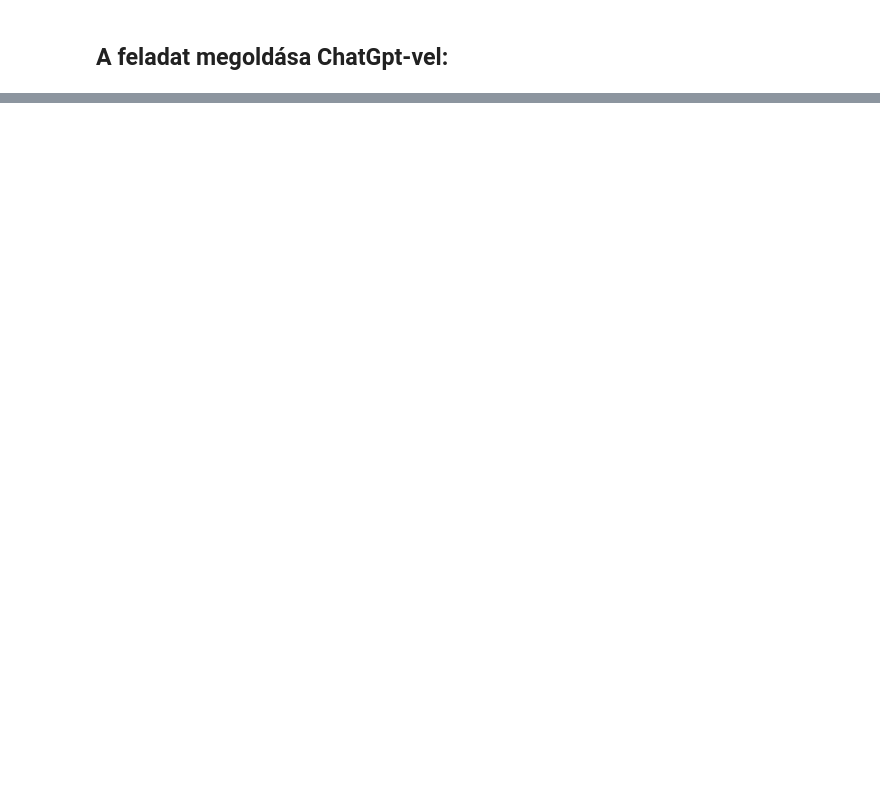
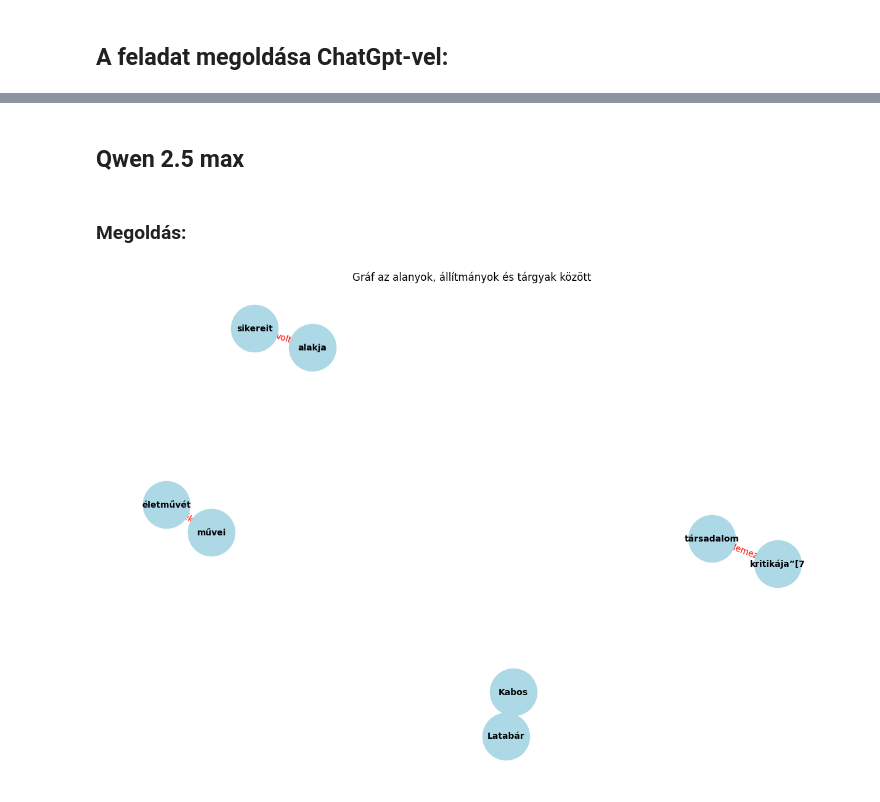
Before and after one commit to trsk3333/chatgpt, a Jupyter notebook: chatgpt_03_hf.ipynb, the cells around one changed output, grey strips where cells are left out. Cells and saved outputs as stored; diff of their text form; code cells hidden in the pictures; blank space fills up the shorter version.

```diff
--- a/chatgpt_03_hf.ipynb
+++ b/chatgpt_03_hf.ipynb
@@ -133,0 +1256,50 @@ if __name__ == "__main__":
+# %% [markdown]
+## Qwen 2.5 max
+# %% [markdown]
+### Megoldás:
+# %%
+import spacy
+import networkx as nx
+import matplotlib.pyplot as plt
+
+# Betöltjük a magyar nyelvi modellt a spaCy-ból
+nlp = spacy.load("hu_core_news_lg")
+
+# Bemeneti szöveg
+text = """
+Rejtő Jenő (született Reich, írói álnevei: P. Howard, Gibson Lavery) (Budapest, Erzsébetváros, 1905. március 29.[6] – Jevdakovo(wd), Kamenkai járás, Voronyezsi terület, oroszországi megszállt övezet, Szovjetunió, 1943. január 1.) magyar író, kabaré- és színpadi szerző, filmíró, a magyar szórakoztató irodalom népszerű képviselője és megújítója.
+
+Legismertebb művei látszatra ponyvaregények, azonban életművét ma már nagyra értékelik. Kamaszkorában verseket írt (ezeket nem publikálta), majd 1928-tól komor hangulatú novellákat adott közre a napisajtóban. Az 1930-as évek elején kabarédarabokkal és bohózatokkal jelentkezett a pesti színpadokon. Ezzel egyidőben füzetes ponyvákat, majd operetteket, végül – részben külföldi utazásai során szerzett élményeire támaszkodva – kalandregényeket alkotott. Sajátos stílusát egyéni, groteszk, nyelvi humor és „váratlan abszurd fordulatok, szürreális, gyakran kispolgári figurák és a társadalom fanyar humorba csomagolt kritikája”[7] jellemezte. Legnagyobb sikereit P. Howard álnéven írott ponyvaparódiáival aratta, olvasottsága[8] a Kádár-korban Jókai Móréval vetekedett. A pesti művészi élet ismert alakja volt, barátság fűzte a kor jelentős művészeihez, így például Karinthy Frigyeshez,[9] Kabos Gyulához, Latabár Kálmánhoz, Salamon Bélához is.
+"""
+
+# Szöveg elemzése
+doc = nlp(text)
+
+# Gráf inicializálása
+G = nx.DiGraph()
+
+# Alanyok, állítmányok és tárgyak kinyerése
+for sentence in doc.sents:
+    for token in sentence:
+        if token.dep_ == "nsubj":  # Alany
+            subject = token.text
+        elif token.dep_ == "obj":  # Tárgy
+            obj = token.text
+        elif token.pos_ == "VERB":  # Állítmány
+            verb = token.text
+            # Ha van alany és tárgy, akkor hozzáadjuk az élet a gráfhoz
+            if 'subject' in locals() and 'obj' in locals():
+                G.add_edge(subject, obj, label=verb)
+                del subject, obj  # Töröljük a változókat, hogy ne keveredjenek
+
+# Gráf vizualizáció
+plt.figure(figsize=(12, 8))
+pos = nx.spring_layout(G)  # Elrendezés
+nx.draw(G, pos, with_labels=True, node_size=3000, node_color="lightblue", font_size=10, font_weight="bold")
+edge_labels = nx.get_edge_attributes(G, 'label')
+nx.draw_networkx_edge_labels(G, pos, edge_labels=edge_labels, font_color='red')
+
+plt.title("Gráf az alanyok, állítmányok és tárgyak között")
+plt.show()
+# %% [output]
+[figure, added]
```
Also changed, not shown: parts of 43 cells of this notebook.
